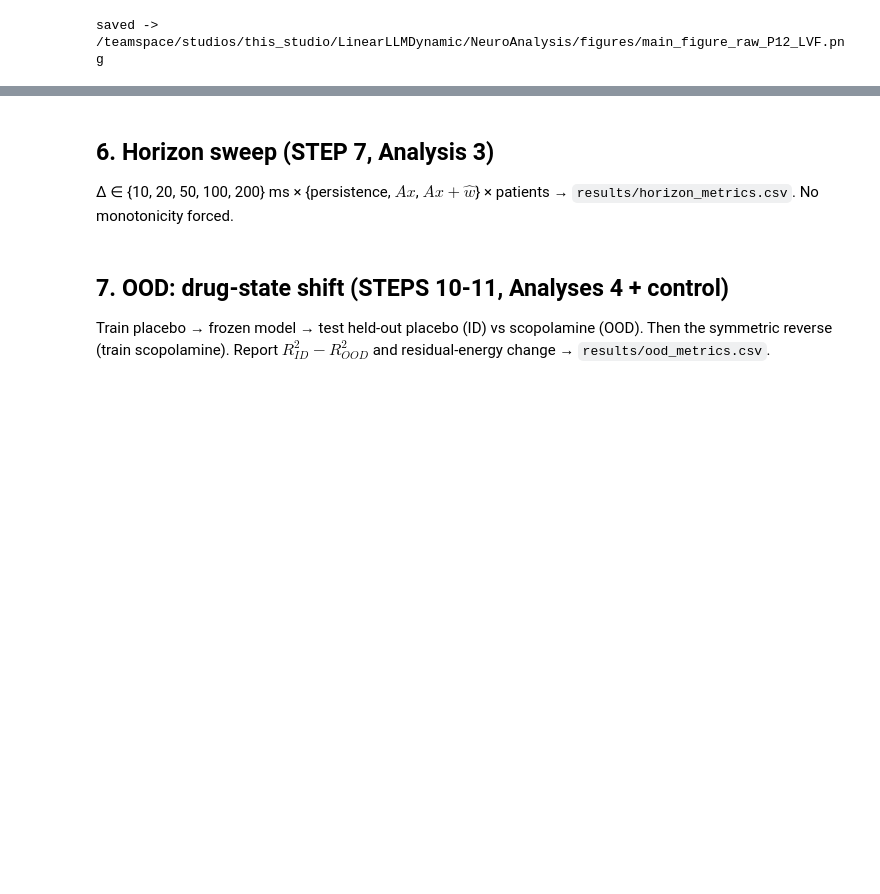
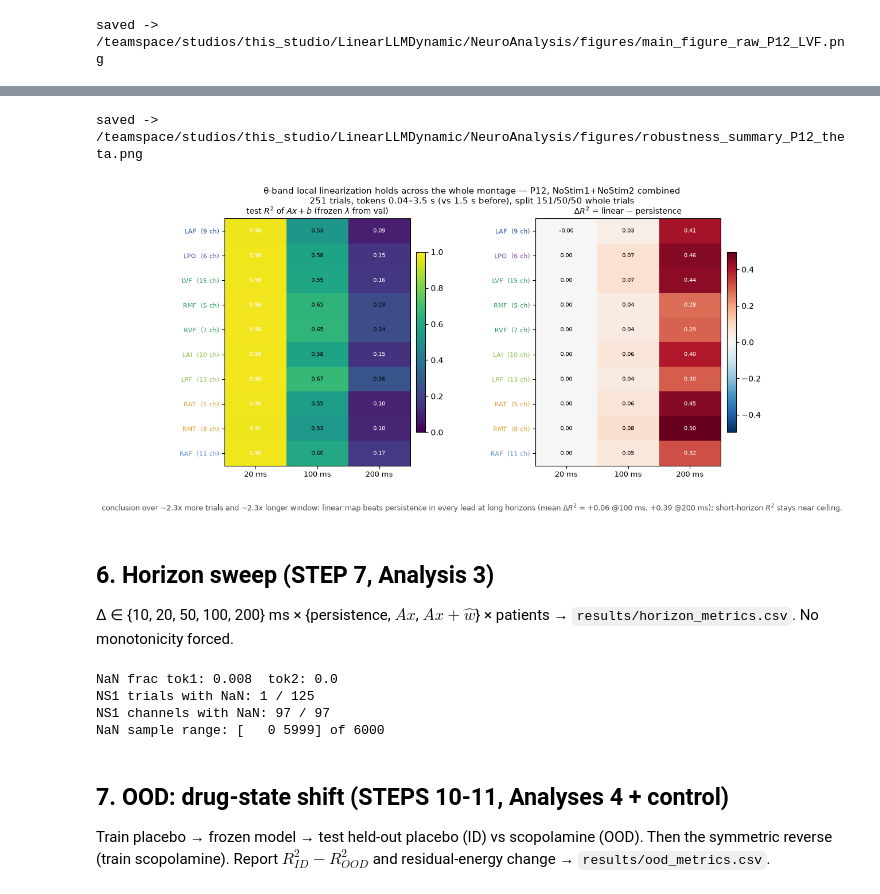
Before and after one commit to rgs2151/controller, a Jupyter notebook: NeuroAnalysis/brain_local_linearization.ipynb, the cells around one changed output, grey strips where cells are left out. Saved outputs shown, nothing was run; the diff lists cells and outputs as text; code cells hidden in the pictures; blank space fills up the shorter version.

Commit message:
electrode glass-brain map + brain-as-LLM schematic; all-lead NS1+NS2 extended-window robustness panel

```diff
--- a/NeuroAnalysis/brain_local_linearization.ipynb
+++ b/NeuroAnalysis/brain_local_linearization.ipynb
@@ -1031,9 +1265,70 @@ saved -> /teamspace/studios/this_studio/LinearLLMDynamic/NeuroAnalysis/figures/m
+# %%
+# --- Robustness figure: leads x horizons heatmaps ---
+order = summary.sort_values(["area", "lead"]).drop_duplicates("lead")["lead"].tolist()
+R2lin = summary.pivot(index="lead", columns="horizon_ms", values="R2_linear").loc[order]
+R2per = summary.pivot(index="lead", columns="horizon_ms", values="R2_persistence").loc[order]
+dR2 = R2lin - R2per
+n_ch_of = summary.drop_duplicates("lead").set_index("lead")["n_ch"]
+area_of = summary.drop_duplicates("lead").set_index("lead")["area"]
+
+fig2, axes2 = plt.subplots(1, 2, figsize=(11.5, 5.6), gridspec_kw=dict(wspace=0.55))
+
+def heat(ax, M, title, cmap, vmin, vmax):
+    im = ax.imshow(M.to_numpy(), cmap=cmap, vmin=vmin, vmax=vmax, aspect="auto")
+    ax.set_xticks(range(len(HORIZONS_EXT)), [f"{h} ms" for h in HORIZONS_EXT], fontsize=9)
+    ax.set_yticks(range(len(order)), [f"{ld}  ({int(n_ch_of[ld])} ch)" for ld in order], fontsize=8)
+    for lbl, ld in zip(ax.get_yticklabels(), order):
+        lbl.set_color(AREA_COLORS[area_of[ld]])
+    for i in range(M.shape[0]):
+        for j in range(M.shape[1]):
+            v = M.iat[i, j]
+            ax.text(j, i, f"{v:.2f}", ha="center", va="center", fontsize=7.5,
+                    color="white" if (v - vmin) / (vmax - vmin + 1e-12) > 0.75 or (v - vmin) / (vmax - vmin + 1e-12) < 0.2 else "black")
+    ax.set_title(title, fontsize=10)
+    fig2.colorbar(im, ax=ax, fraction=0.045, pad=0.03)
+
+vlo = float(min(0.0, R2lin.to_numpy().min()))
+heat(axes2[0], R2lin, "test $R^2$ of $Ax+b$ (frozen $\\lambda$ from val)", "viridis", vlo, 1.0)
+dmax = float(np.abs(dR2.to_numpy()).max())
+heat(axes2[1], dR2, "$\\Delta R^2$ = linear $-$ persistence", "RdBu_r", -dmax, dmax)
+
+d100 = dR2[100].mean(); d200 = dR2[200].mean()
+fig2.suptitle(
+    f"θ-band local linearization holds across the whole montage — P12, NoStim1+NoStim2 combined\n"
+    f"{n_all} trials, tokens 0.04–{T_END_MS/1000:.1f} s (vs 1.5 s before), split {len(tr_a)}/{len(va_a)}/{len(te_a)} whole trials",
+    fontsize=10.5)
+fig2.text(0.5, -0.03,
+          f"conclusion over ~2.3x more trials and ~2.3x longer window: linear map beats persistence in every lead at long horizons "
+          f"(mean $\\Delta R^2$ = +{d100:.2f} @100 ms, +{d200:.2f} @200 ms); short-horizon $R^2$ stays near ceiling.",
+          ha="center", fontsize=9, color="0.3")
+fig2.tight_layout()
+for ext in ("png", "pdf"):
+    fig2.savefig(FIG_DIR / f"robustness_summary_P12_theta.{ext}", dpi=200, bbox_inches="tight")
+print(f"saved -> {FIG_DIR / 'robustness_summary_P12_theta.png'}")
+plt.show()
+# %% [output]
+saved -> /teamspace/studios/this_studio/LinearLLMDynamic/NeuroAnalysis/figures/robustness_summary_P12_theta.png
+[figure, added]
 # %% [markdown]
 ## 6. Horizon sweep (STEP 7, Analysis 3)
 
 Δ ∈ {10, 20, 50, 100, 200} ms × {persistence, $Ax$, $Ax+\hat{w}$} × patients → `results/horizon_metrics.csv`. No monotonicity forced.
 # %%
-# TODO: horizon sweep.
+print("NaN frac tok1:", np.isnan(tok1).mean(), " tok2:", np.isnan(tok2).mean())
+d1 = sess1["data"][:, idx1, :]
+nan_by_trial = np.isnan(d1).any(axis=(1, 2))
+nan_by_ch = np.isnan(d1).any(axis=(0, 2))
+print("NS1 trials with NaN:", nan_by_trial.sum(), "/", len(nan_by_trial))
+print("NS1 channels with NaN:", nan_by_ch.sum(), "/", len(nan_by_ch))
+# where in time?
+tm = np.isnan(d1).any(axis=(0, 1))
+if tm.any():
+    print("NaN sample range:", np.flatnonzero(tm)[[0, -1]], "of", d1.shape[-1])
+# %% [output]
+NaN frac tok1: 0.008  tok2: 0.0
+NS1 trials with NaN: 1 / 125
+NS1 channels with NaN: 97 / 97
+NaN sample range: [   0 5999] of 6000
 # %% [markdown]
 ## 7. OOD: drug-state shift (STEPS 10-11, Analyses 4 + control)
 
```
Also changed, not shown: parts of 6 cells of this notebook, 5 other files.
